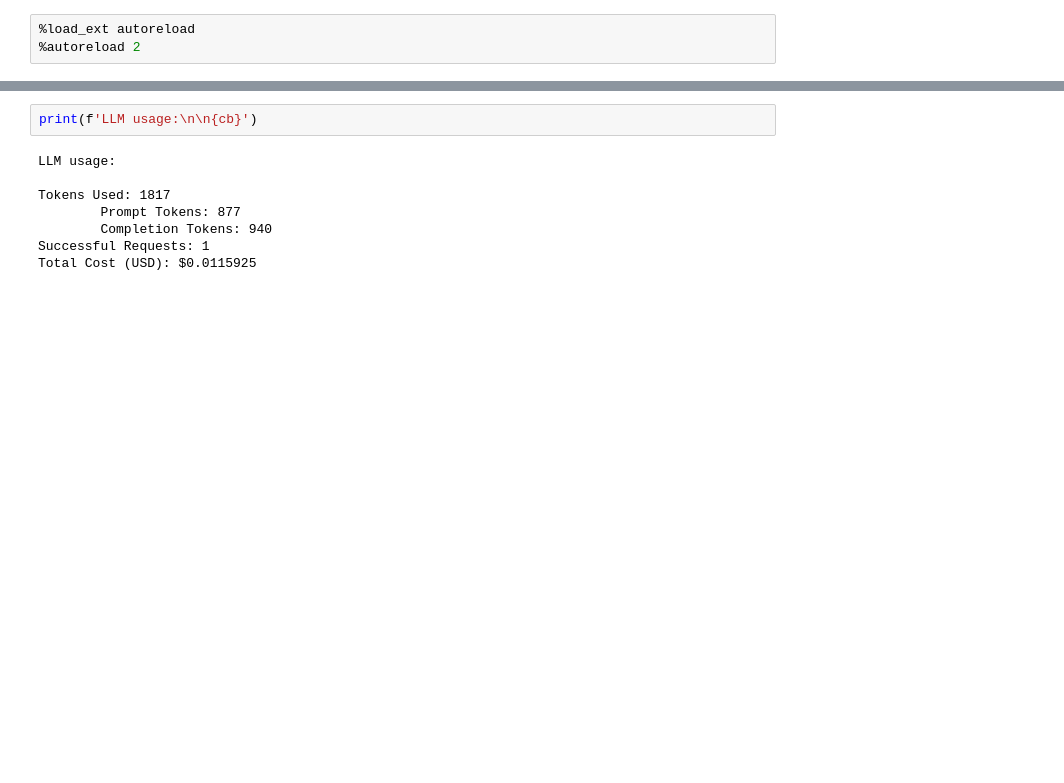
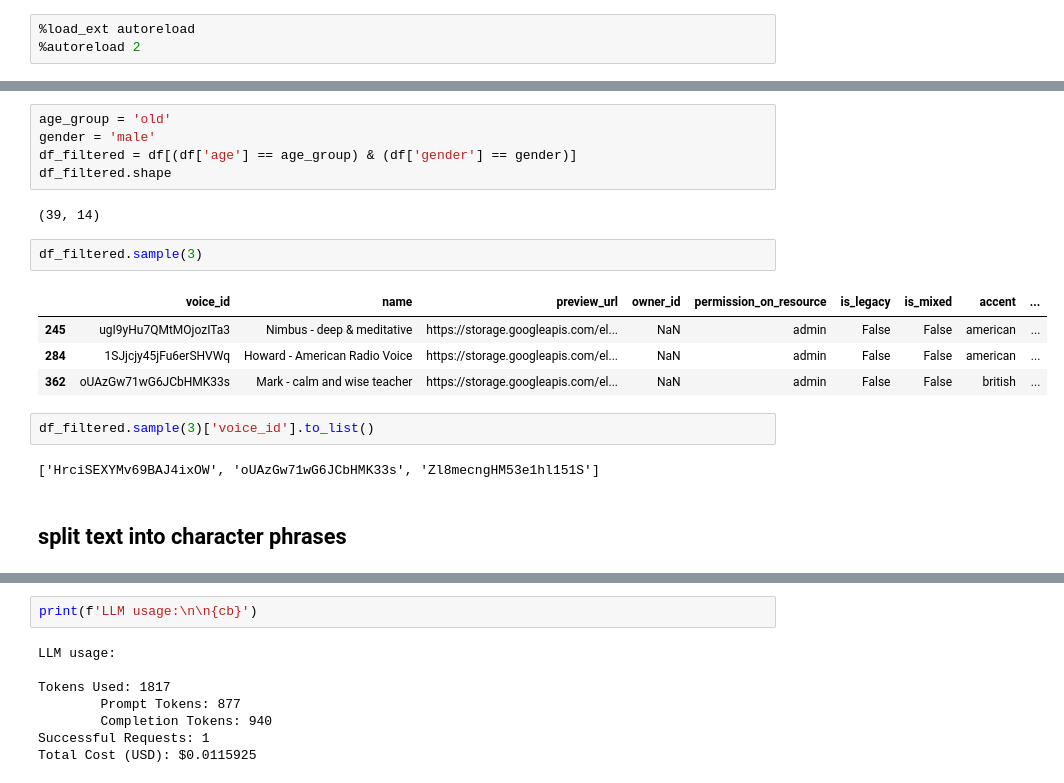
Before and after one commit to navalnica/ai-audio-books, a Jupyter notebook: pg.ipynb, the cells around one changed output, grey strips where cells are left out. Drawn from its saved outputs; the diff is of its cells as text; blank space fills up the shorter version.

```diff
--- a/pg.ipynb
+++ b/pg.ipynb
@@ -25 +112,21 @@ from src.text_split_chain import create_split_text_chain_v2
+# %%
+age_group = 'old'
+gender = 'male'
+df_filtered = df[(df['age'] == age_group) & (df['gender'] == gender)]
+df_filtered.shape
+# %% [output]
+(39, 14)
+# %%
+df_filtered.sample(3)
+# %% [output]
+|  | voice_id | name | preview_url | owner_id | permission_on_resource | is_legacy | is_mixed | accent | ... |
+| 245 | ugI9yHu7QMtMOjozITa3 | Nimbus - deep & meditative | https://storage.googleapis.com/el... | NaN | admin | False | False | american | ... |
+| 284 | 1SJjcjy45jFu6erSHVWq | Howard - American Radio Voice | https://storage.googleapis.com/el... | NaN | admin | False | False | american | ... |
+| 362 | oUAzGw71wG6JCbHMK33s | Mark - calm and wise teacher | https://storage.googleapis.com/el... | NaN | admin | False | False | british | ... |
+# %%
+df_filtered.sample(3)['voice_id'].to_list()
+# %% [output]
+['HrciSEXYMv69BAJ4ixOW', 'oUAzGw71wG6JCbHMK33s', 'Zl8mecngHM53e1hl151S']
+# %% [markdown]
+## split text into character phrases
 # %%
```
Also changed, not shown: parts of 27 cells of this notebook, 20 other files.
